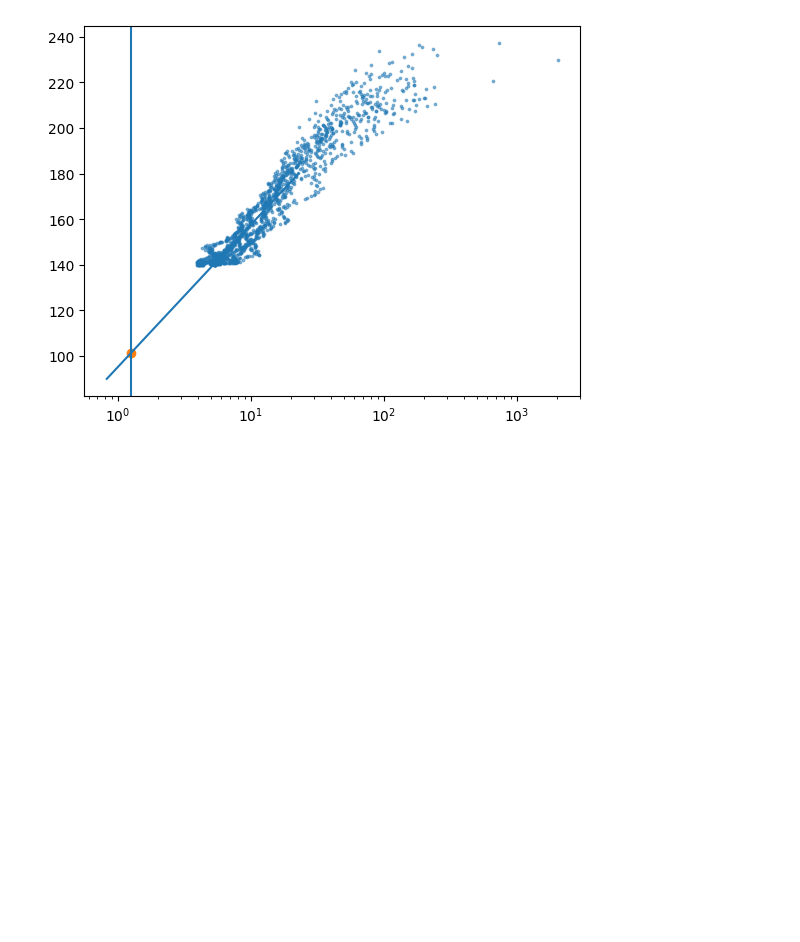
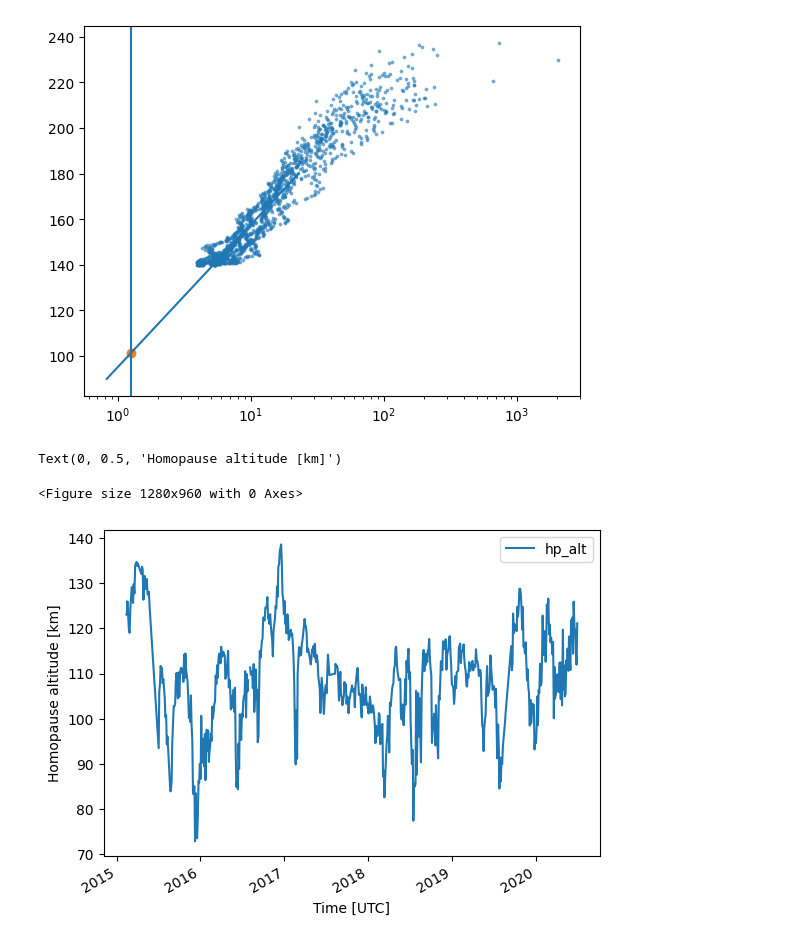
Before and after one commit to marek-slipski/NGIMS-hp, a Jupyter notebook: src/dev_reader.ipynb, the cells around one changed output. Drawn from its saved outputs; the diff is of its cells as text; code cells hidden in the pictures; blank space fills up the shorter version.

```diff
--- a/src/dev_reader.ipynb
+++ b/src/dev_reader.ipynb
@@ -129,3 +145,12 @@ plt.xscale("log")
 #   IO_orb
 #
 # find first orbit
+# %%
+hpdf = pd.read_csv("../data/homopause_altitudes.csv", parse_dates=["t_utc"])
+hpdf.plot(x="t_utc", y="hp_alt")
+plt.xlabel("Time [UTC]")
+plt.ylabel("Homopause altitude [km]")
+# %% [output]
+Text(0, 0.5, 'Homopause altitude [km]')
+<Figure size 1280x960 with 0 Axes>
+[figure, added]
```
Also changed, not shown: parts of 2 cells of this notebook, 4 other files.
